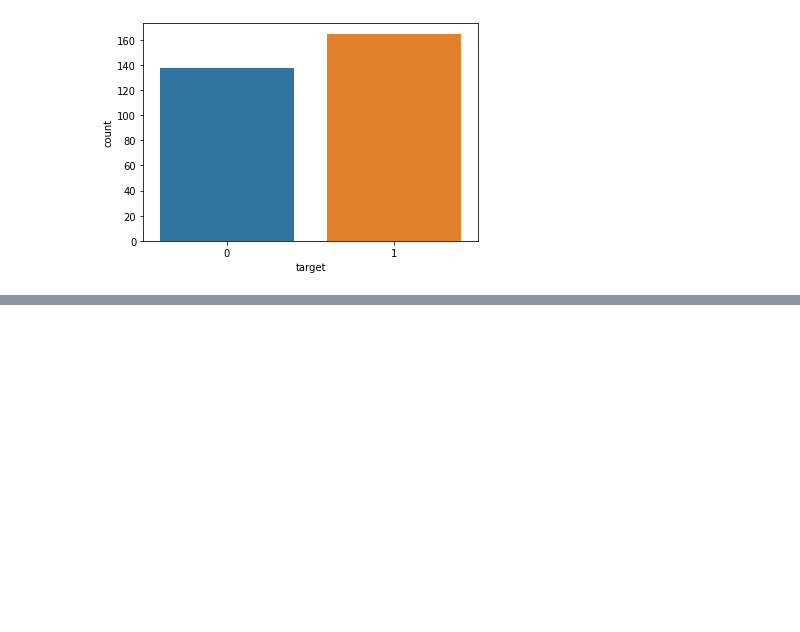
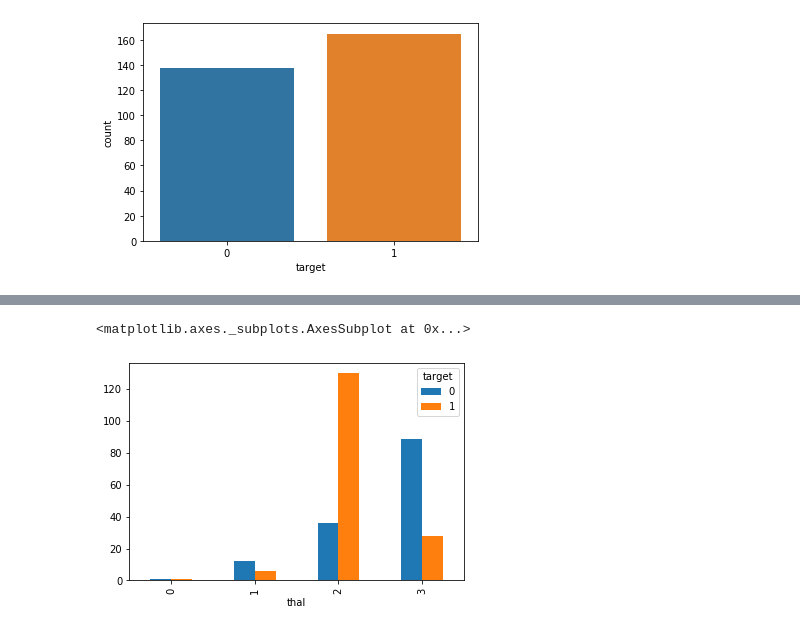
Before and after one commit to dimucciojonathan/Classifying-Heart-Health-with-ML, a Jupyter notebook: Heart Health Project.ipynb, the cells around one changed output, grey strips where cells are left out. Drawn from its saved outputs; the diff is of its cells as text; code cells hidden in the pictures; blank space fills up the shorter version.

```diff
--- a/Heart Health Project.ipynb
+++ b/Heart Health Project.ipynb
@@ -69,0 +86,7 @@ heart.groupby('exang').mean()
+# %%
+# Going deeper into flouroscopy
+# It's unexpected that two vessels showing up results in no heart disease.
+pd.crosstab(heart.thal,heart.target).plot(kind='bar')
+# %% [output]
+<matplotlib.axes._subplots.AxesSubplot at 0x...>
+[figure, added]
```
Also changed, not shown: parts of 16 cells of this notebook.
